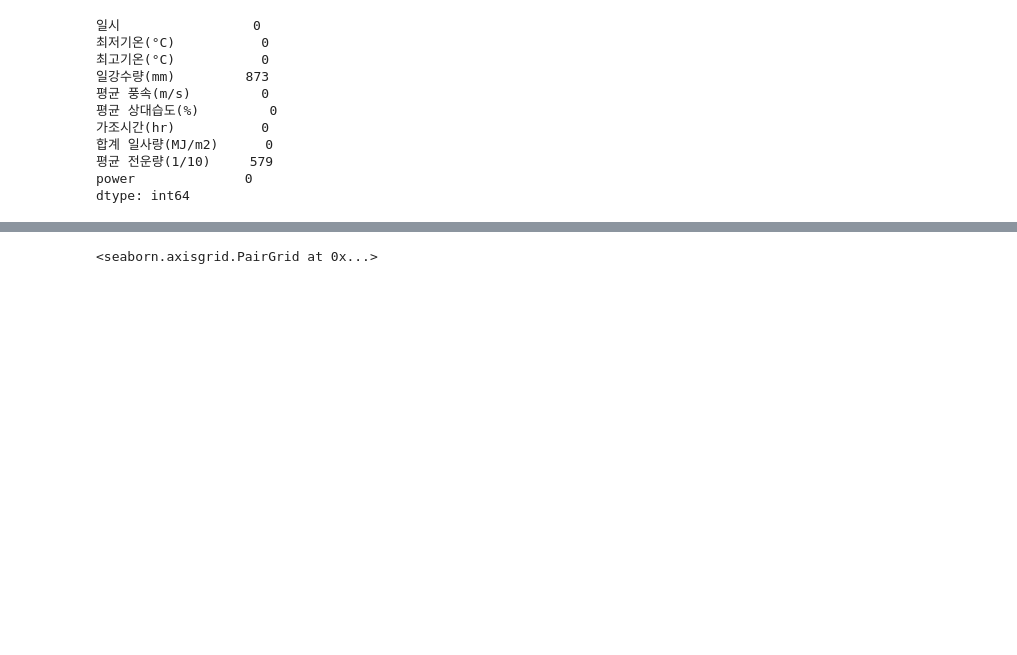
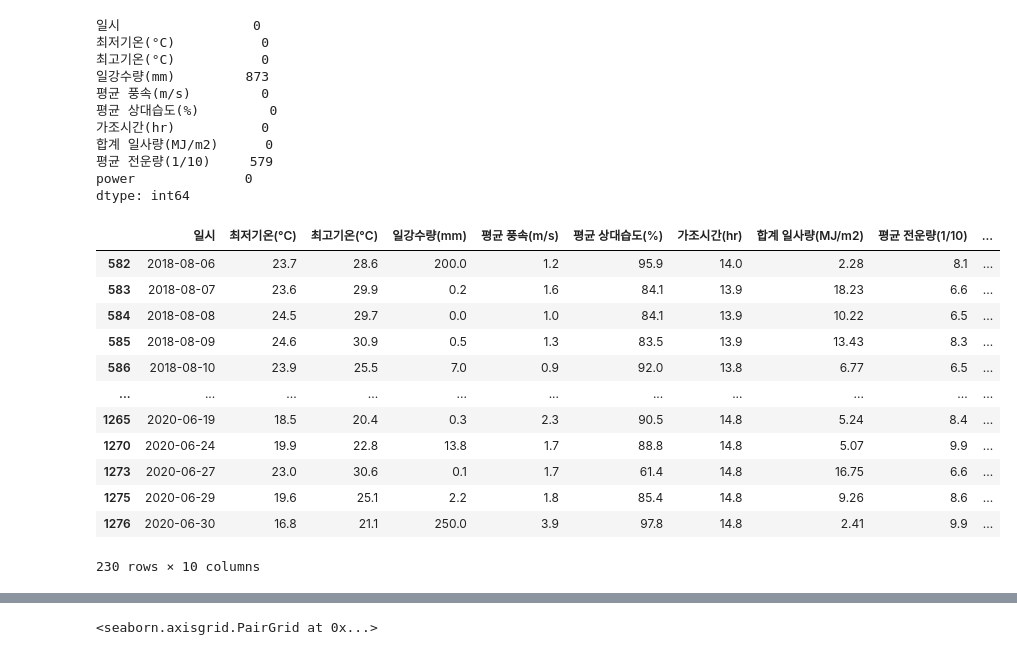
Before and after one commit to JiHyungHong/Enitt-SolarEnergyPrediction, a Jupyter notebook: dataset_남동.ipynb, the cells around one changed output, grey strips where cells are left out. Cells and saved outputs as stored; diff of their text form; code cells hidden in the pictures; blank space fills up the shorter version.

```diff
--- a/dataset_남동.ipynb
+++ b/dataset_남동.ipynb
@@ -70,3 +71,18 @@ dtype: int64
 # %%
 # 결측치 제거
 df.dropna(axis=0, how='any', inplace=True)
+df
+# %% [output]
+|  | 일시 | 최저기온(°C) | 최고기온(°C) | 일강수량(mm) | 평균 풍속(m/s) | 평균 상대습도(%) | 가조시간(hr) | 합계 일사량(MJ/m2) | 평균 전운량(1/10) | ... |
+| 582 | 2018-08-06 | 23.7 | 28.6 | 200.0 | 1.2 | 95.9 | 14.0 | 2.28 | 8.1 | ... |
+| 583 | 2018-08-07 | 23.6 | 29.9 | 0.2 | 1.6 | 84.1 | 13.9 | 18.23 | 6.6 | ... |
+| 584 | 2018-08-08 | 24.5 | 29.7 | 0.0 | 1.0 | 84.1 | 13.9 | 10.22 | 6.5 | ... |
+| 585 | 2018-08-09 | 24.6 | 30.9 | 0.5 | 1.3 | 83.5 | 13.9 | 13.43 | 8.3 | ... |
+| 586 | 2018-08-10 | 23.9 | 25.5 | 7.0 | 0.9 | 92.0 | 13.8 | 6.77 | 6.5 | ... |
+| ... | ... | ... | ... | ... | ... | ... | ... | ... | ... | ... |
+| 1265 | 2020-06-19 | 18.5 | 20.4 | 0.3 | 2.3 | 90.5 | 14.8 | 5.24 | 8.4 | ... |
+| 1270 | 2020-06-24 | 19.9 | 22.8 | 13.8 | 1.7 | 88.8 | 14.8 | 5.07 | 9.9 | ... |
+| 1273 | 2020-06-27 | 23.0 | 30.6 | 0.1 | 1.7 | 61.4 | 14.8 | 16.75 | 6.6 | ... |
+| 1275 | 2020-06-29 | 19.6 | 25.1 | 2.2 | 1.8 | 85.4 | 14.8 | 9.26 | 8.6 | ... |
+| 1276 | 2020-06-30 | 16.8 | 21.1 | 250.0 | 3.9 | 97.8 | 14.8 | 2.41 | 9.9 | ... |
+230 rows × 10 columns
```
Also changed, not shown: parts of 18 cells of this notebook.
